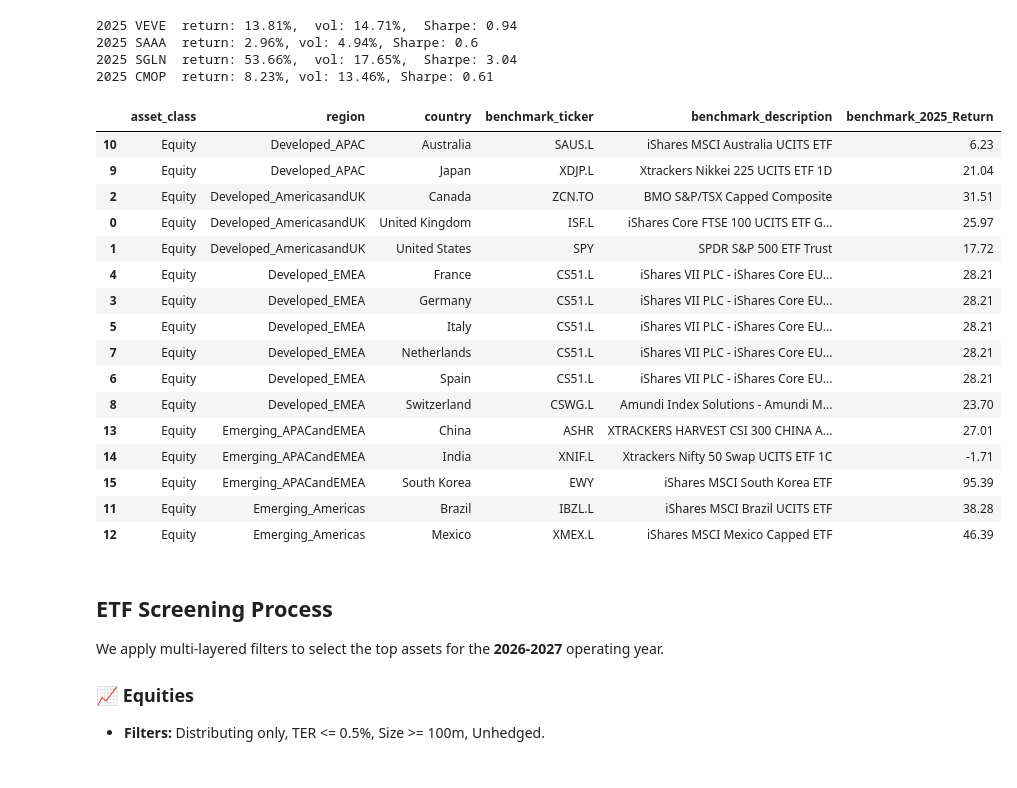
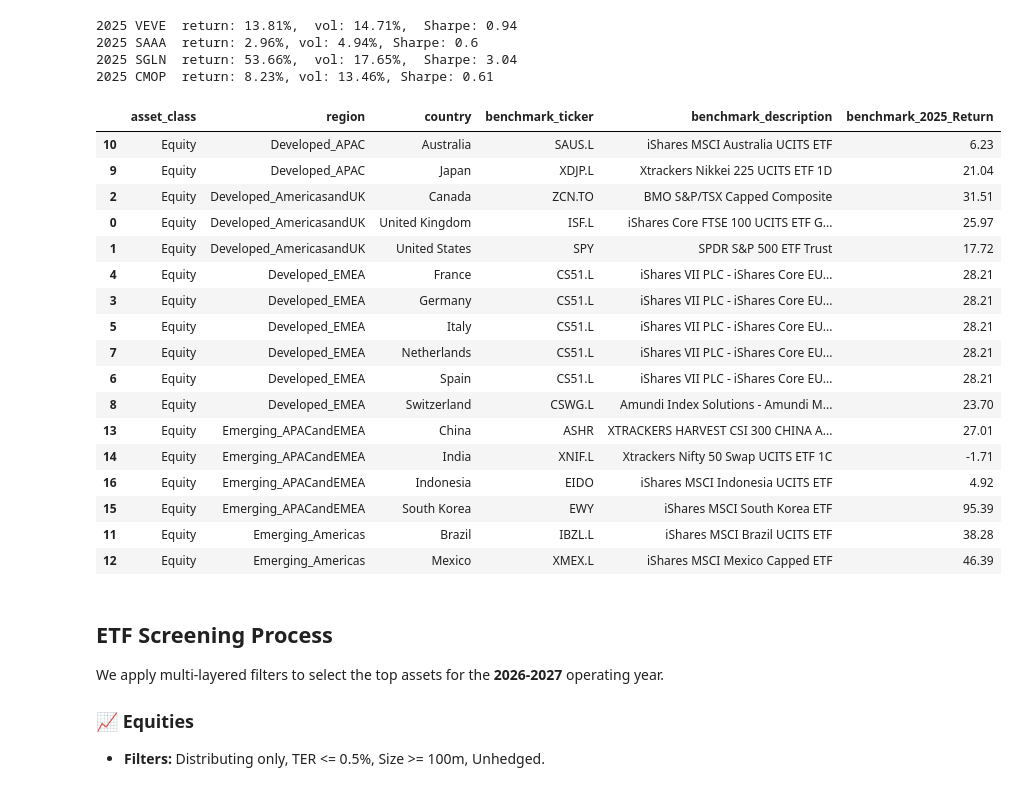
Before and after one commit to nairraks/etf-isa-portfolio, a Jupyter notebook: notebooks/02_etf_screening.ipynb, the cells around one changed output. Cells and saved outputs as stored; diff of their text form; code cells hidden in the pictures.

```diff
--- a/notebooks/02_etf_screening.ipynb
+++ b/notebooks/02_etf_screening.ipynb
@@ -100,36 +100,38 @@ benchmark_etfs = [
     ['Equity', 'Emerging_APACandEMEA', 'China', 'ASHR', 'XTRACKERS HARVEST CSI 300 CHINA A-SHARES ETF'],
     ['Equity', 'Emerging_APACandEMEA', 'India', 'XNIF.L', 'Xtrackers Nifty 50 Swap UCITS ETF 1C'],
     ['Equity', 'Emerging_APACandEMEA', 'South Korea', 'EWY', 'iShares MSCI South Korea ETF'],
+    ['Equity', 'Emerging_APACandEMEA', 'Indonesia', 'EIDO', 'iShares MSCI Indonesia UCITS ETF']
 ]
 
 benchmark_df = pd.DataFrame(
     benchmark_etfs,
     columns=['asset_class', 'region', 'country', 'benchmark_ticker', 'benchmark_description']
 )
 
 # Sort the DataFrame
 benchmark_df = benchmark_df.sort_values(['asset_class', 'region', 'country'])
 
 # Calculate 2025 returns for each benchmark ETF using DataProvider
 benchmark_df['benchmark_2025_Return'] = benchmark_df['benchmark_ticker'].apply(
     lambda sym: round(provider.get_benchmark_period_return(sym, "2025-01-01", "2025-12-31") * 100, 2)
 )
 benchmark_df
 # %% [output]
 |  | asset_class | region | country | benchmark_ticker | benchmark_description | benchmark_2025_Return |
 | 10 | Equity | Developed_APAC | Australia | SAUS.L | iShares MSCI Australia UCITS ETF | 6.23 |
 | 9 | Equity | Developed_APAC | Japan | XDJP.L | Xtrackers Nikkei 225 UCITS ETF 1D | 21.04 |
 | 2 | Equity | Developed_AmericasandUK | Canada | ZCN.TO | BMO S&P/TSX Capped Composite | 31.51 |
 | 0 | Equity | Developed_AmericasandUK | United Kingdom | ISF.L | iShares Core FTSE 100 UCITS ETF G... | 25.97 |
 | 1 | Equity | Developed_AmericasandUK | United States | SPY | SPDR S&P 500 ETF Trust | 17.72 |
 | 4 | Equity | Developed_EMEA | France | CS51.L | iShares VII PLC - iShares Core EU... | 28.21 |
 | 3 | Equity | Developed_EMEA | Germany | CS51.L | iShares VII PLC - iShares Core EU... | 28.21 |
 | 5 | Equity | Developed_EMEA | Italy | CS51.L | iShares VII PLC - iShares Core EU... | 28.21 |
 | 7 | Equity | Developed_EMEA | Netherlands | CS51.L | iShares VII PLC - iShares Core EU... | 28.21 |
 | 6 | Equity | Developed_EMEA | Spain | CS51.L | iShares VII PLC - iShares Core EU... | 28.21 |
 | 8 | Equity | Developed_EMEA | Switzerland | CSWG.L | Amundi Index Solutions - Amundi M... | 23.70 |
 | 13 | Equity | Emerging_APACandEMEA | China | ASHR | XTRACKERS HARVEST CSI 300 CHINA A... | 27.01 |
 | 14 | Equity | Emerging_APACandEMEA | India | XNIF.L | Xtrackers Nifty 50 Swap UCITS ETF 1C | -1.71 |
+| 16 | Equity | Emerging_APACandEMEA | Indonesia | EIDO | iShares MSCI Indonesia UCITS ETF | 4.92 |
 | 15 | Equity | Emerging_APACandEMEA | South Korea | EWY | iShares MSCI South Korea ETF | 95.39 |
 | 11 | Equity | Emerging_Americas | Brazil | IBZL.L | iShares MSCI Brazil UCITS ETF | 38.28 |
 | 12 | Equity | Emerging_Americas | Mexico | XMEX.L | iShares MSCI Mexico Capped ETF | 46.39 |
```
Also changed, not shown: parts of 3 cells of this notebook, 5 other files.
